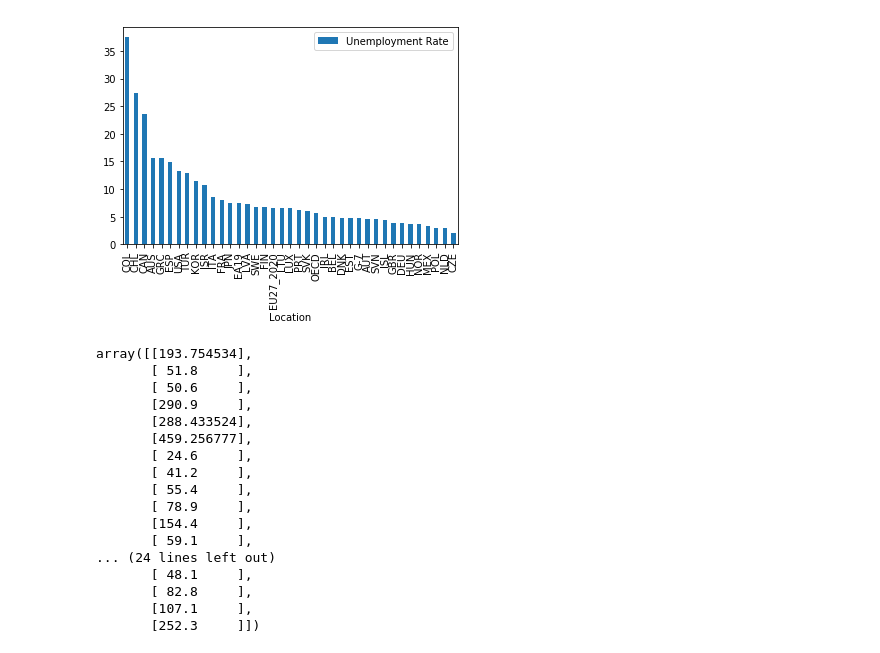
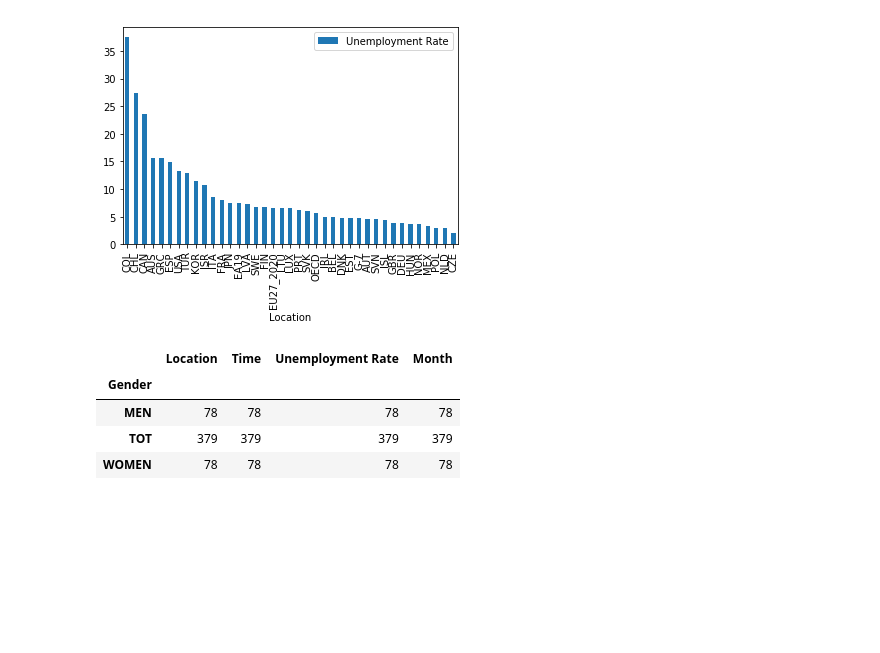
Before and after one commit to salman79057/world-unemployment-analysis-and-visualization, a Jupyter notebook: notebook.ipynb, the cells around one changed output. Saved outputs shown, nothing was run; the diff lists cells and outputs as text; code cells hidden in the pictures; blank space fills up the shorter version.

```diff
--- a/notebook.ipynb
+++ b/notebook.ipynb
@@ -124,23 +124,11 @@ getUnemByCountry('March').sort_values('Unemployment Rate', ascending = False).pl
 # %% [output]
 <matplotlib.axes._subplots.AxesSubplot at 0x...>
 [figure]
-# %%
-df2[df2['Month'] == month].groupby('Location').sum().values
-# %% [output]
-array([[193.754534],
-       [ 51.8     ],
-       [ 50.6     ],
-       [290.9     ],
-       [288.433524],
-       [459.256777],
-       [ 24.6     ],
-       [ 41.2     ],
-       [ 55.4     ],
-       [ 78.9     ],
-       [154.4     ],
-       [ 59.1     ],
-... (24 lines left out)
-       [ 48.1     ],
-       [ 82.8     ],
-       [107.1     ],
-       [252.3     ]])
+# %%
+df2.groupby('Gender').count()
+# %% [output]
+|  | Location | Time | Unemployment Rate | Month |
+| Gender |  |  |  |  |
+| MEN | 78 | 78 | 78 | 78 |
+| TOT | 379 | 379 | 379 | 379 |
+| WOMEN | 78 | 78 | 78 | 78 |
```
Also changed, not shown: parts of 1 cell of this notebook, 4 other files.
